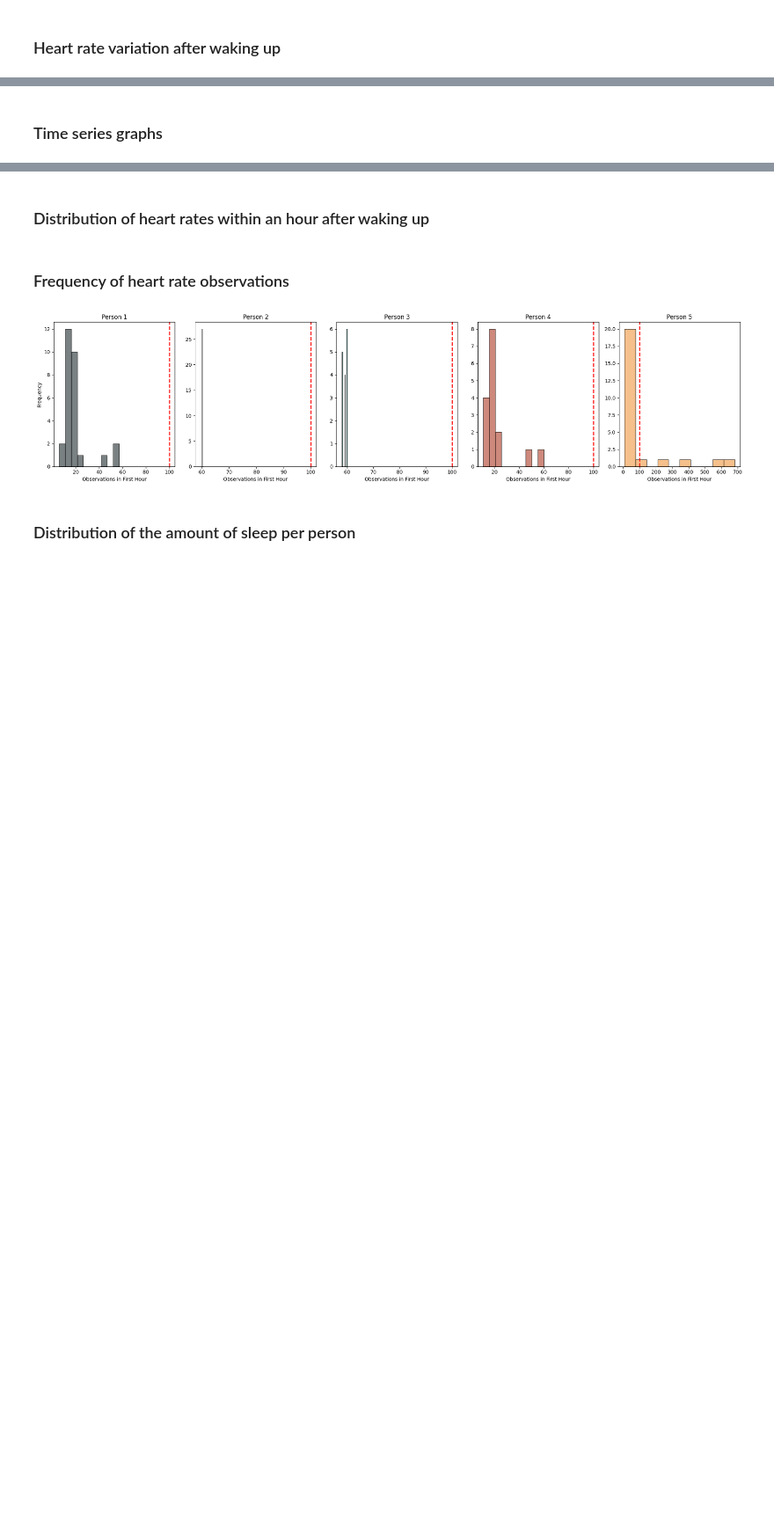
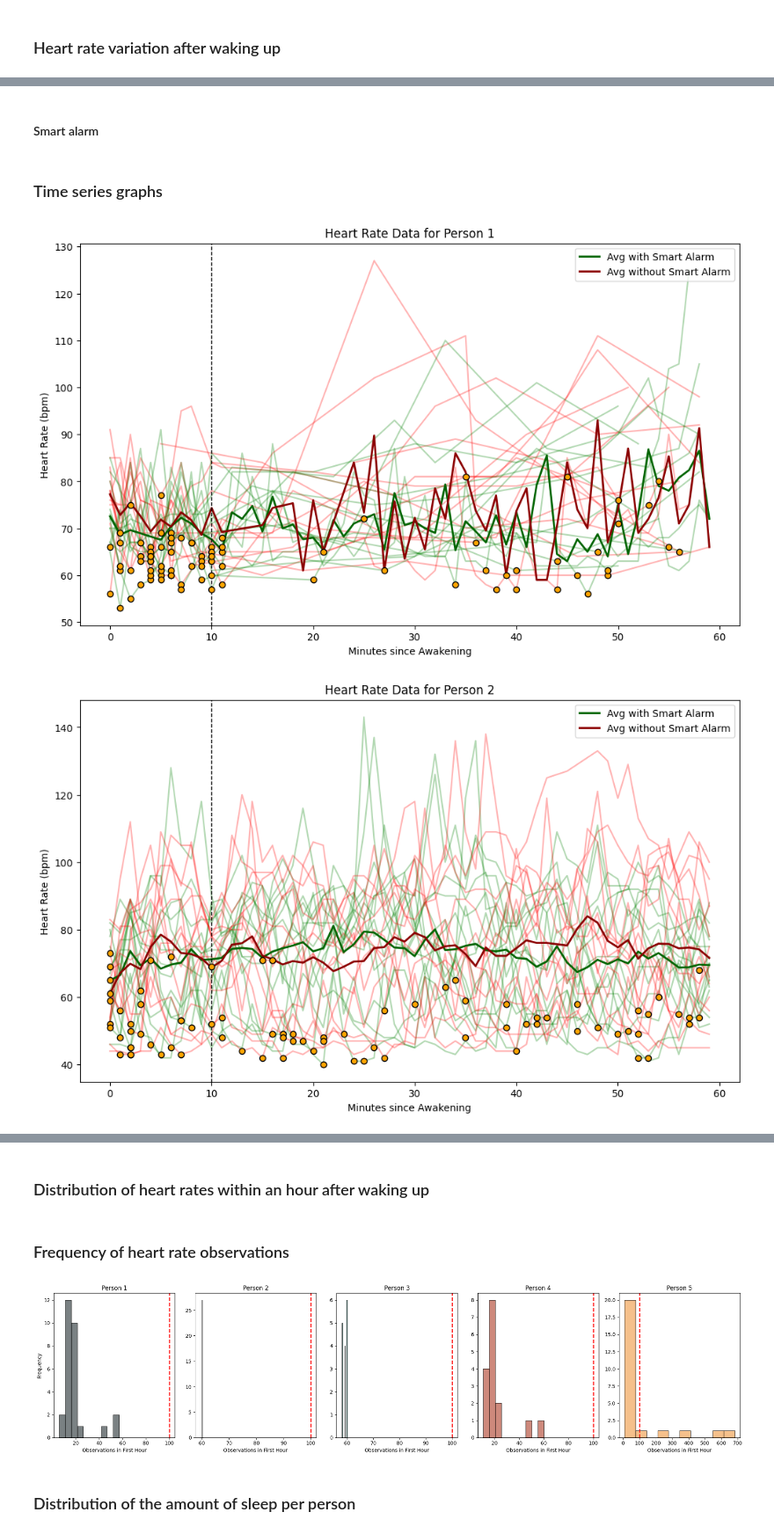
Before and after one commit to RomanNekrasov/smartwake-heart-rate-study, a Jupyter notebook: 3. analysis.ipynb, the cells around one changed output, grey strips where cells are left out. Shown at 88% size. Drawn from its saved outputs; the diff is of its cells as text; code cells hidden in the pictures; blank space fills up the shorter version.

```diff
--- a/3. analysis.ipynb
+++ b/3. analysis.ipynb
@@ -30,2 +79,4 @@ a_sleep_df = pd.read_csv('data/a_sleep.csv')
+# %% [markdown]
+#### Smart alarm
 # %% [markdown]
 ### Time series graphs
@@ -33,0 +83,5 @@ a_sleep_df = pd.read_csv('data/a_sleep.csv')
+# %%
+functions.make_timeserie_graphs()
+# %% [output]
+[figure, added]
+[figure, added]
```
Also changed, not shown: parts of 8 cells of this notebook, 16 other files.
